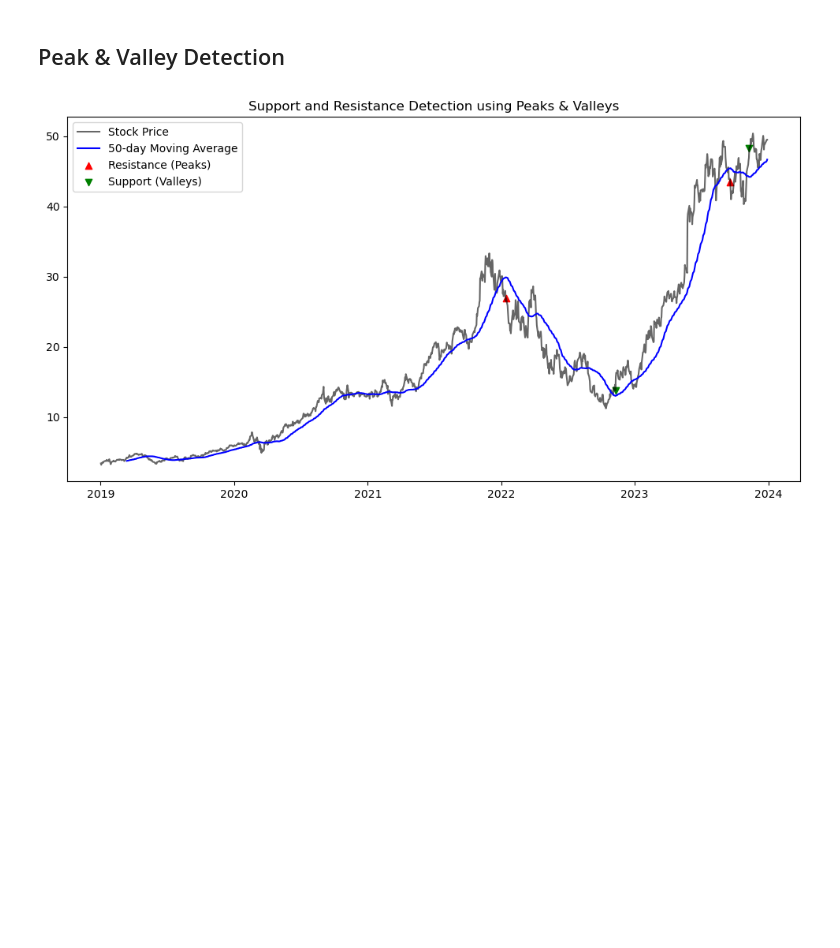
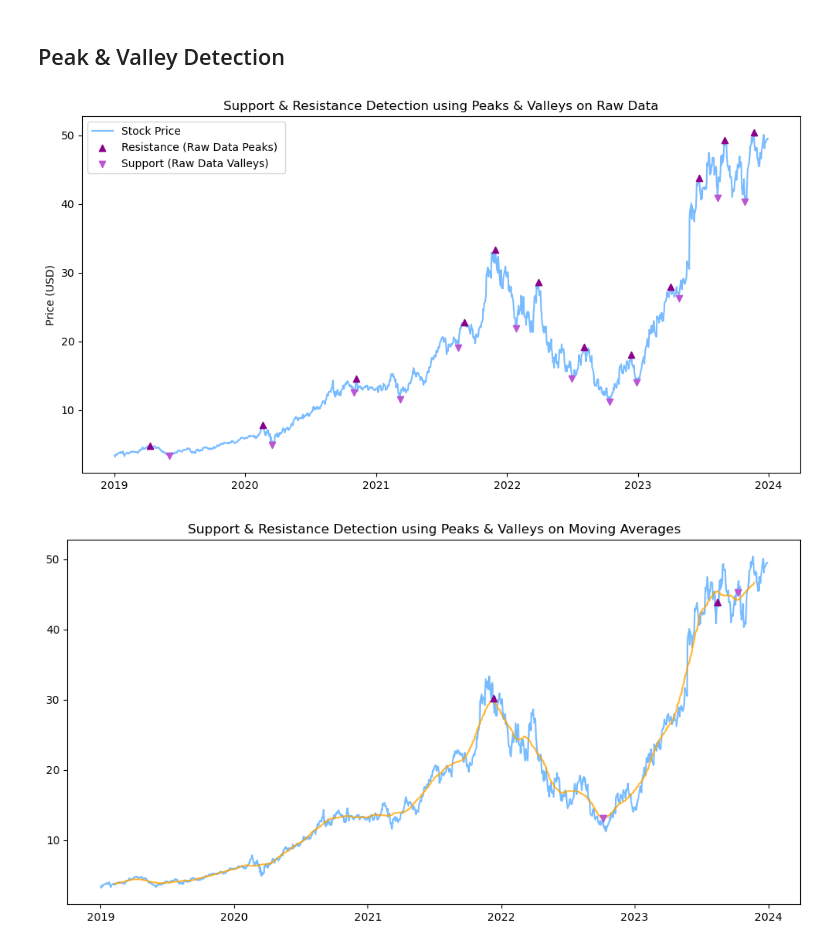
Before and after one commit to EValentino96/Projects, a Jupyter notebook: FinanceProject/NvidiaStockPrediction.ipynb, the cells around one changed output. Saved outputs shown, nothing was run; the diff lists cells and outputs as text; code cells hidden in the pictures; blank space fills up the shorter version.

Commit message:
More analytics: SnR, Peaks & Valleys, FFT

```diff
--- a/FinanceProject/NvidiaStockPrediction.ipynb
+++ b/FinanceProject/NvidiaStockPrediction.ipynb
@@ -423,29 +441,74 @@ We can see here that the green and red line represent resistances and support pe
 ## Peak & Valley Detection
 # %%
 from scipy.signal import find_peaks
+from scipy.fft import fft, ifft
 
 distance = 50
 prominence = 1
 
-ensure_column(nvda, f"MA_{distance}", lambda: nvda["Close"].rolling(window=distance).mean())
+ensure_column(nvda, f"MA_{distance}", lambda: nvda["Close"].rolling(window=distance, center=True).mean(), override=True)
 
 # Detect peaks (resistances) & valleys (supports) in closing prices (on raw data)
-# peaks, _ = find_peaks(np.array(nvda["Close"]).reshape(-1,), distance=distance, prominence=prominence)
-# valleys, _ = find_peaks(-np.array(nvda["Close"]).reshape(-1,), distance=distance, prominence=prominence)
+peaks_raw, _ = find_peaks(np.array(nvda["Close"]).reshape(-1,), distance=distance, prominence=prominence)
+valleys_raw, _ = find_peaks(-np.array(nvda["Close"]).reshape(-1,), distance=distance, prominence=prominence)
+
+distance = 50
+prominence = 1
+window = distance
 
 # Detects peaks & valleys in rolling average of closing prices on a 50-day window
-peaks, _ = find_peaks(np.array(nvda[f"MA_{distance}"]).reshape(-1,), distance=distance, prominence=prominence)
-valleys, _ = find_peaks(-np.array(nvda[f"MA_{distance}"]).reshape(-1,), distance=distance, prominence=prominence)
+peaks_ma, _ = find_peaks(np.array(nvda[f"MA_{window}"]).reshape(-1,), distance=distance, prominence=prominence)
+valleys_ma, _ = find_peaks(-np.array(nvda[f"MA_{window}"]).reshape(-1,), distance=distance, prominence=prominence)
+
+distance = 100
+prominence = 1
+
+# Detects peaks & valleys using fourier transformed data
+fft_coeffs = scipy.fft.fft(nvda["Close"].values.reshape(-1,)) # Apply FFT to the stock prices
+
+# Zero out high-frequency components (keep only k frequencies)
+k = 10  # Adjust k to control smoothing level
+fft_coeffs[k:-k] = 0  # Remove high-frequency noise
+
+smoothed_prices = scipy.fft.ifft(fft_coeffs).real  # Apply Inverse FFT (IFFT) to get smoothed prices, and only take real part
+
+peaks_fft, _ = find_peaks(smoothed_prices, distance=distance, prominence=prominence)
+valleys_fft, _ = find_peaks(-smoothed_prices, distance=distance, prominence=prominence)
+
 
 # Plot stock price with support/resistance
-plt.figure(figsize=(12,6))
-plt.plot(nvda.index, nvda["Close"], label="Stock Price", color="black", alpha=0.6)
-plt.plot(nvda.index, nvda[f"MA_{distance}"], label=f"{distance}-day Moving Average", color="blue")
-plt.scatter(nvda.index[peaks], nvda["Close"].iloc[peaks], color="red", label="Resistance (Peaks)", marker="^")
-plt.scatter(nvda.index[valleys], nvda["Close"].iloc[valleys], color="green", label="Support (Valleys)", marker="v")
 
-plt.legend()
-plt.title("Support and Resistance Detection using Peaks & Valleys")
+fig, ax1 = plt.subplots(figsize=(12,6))
+ax1.plot(nvda.index, nvda["Close"], label="Stock Price", color="dodgerblue", alpha=0.6, zorder=1)
+ax1.scatter(nvda.index[peaks_raw], nvda["Close"].iloc[peaks_raw], color="darkmagenta", label="Resistance (Raw Data Peaks) ", marker="^", alpha=1, zorder=2)
+ax1.scatter(nvda.index[valleys_raw], nvda["Close"].iloc[valleys_raw], color="mediumorchid", label="Support (Raw Data Valleys)", marker="v", alpha=1, zorder=2)
+ax1.set_ylabel("Price (USD)", color="black")
+ax1.tick_params(axis='y', labelcolor="black")
+ax1.legend(loc="upper left")
+plt.title("Support & Resistance Detection using Peaks & Valleys on Raw Data")
 plt.show()
+
+fig, ax2 = plt.subplots(figsize=(12,6))
+ax2.plot(nvda.index, nvda["Close"], label="Stock Price", color="dodgerblue", alpha=0.6, zorder=1)
+ax2.plot(nvda.index, nvda[f"MA_{window}"], label=f"{window}-day Moving Average (MA)", color="orange", alpha=0.8, zorder=1)
+ax2.scatter(nvda.index[peaks_ma], nvda["Close"].iloc[peaks_ma], color="darkmagenta", label="Resistance (MA Peaks)", marker="^", alpha=1, zorder=3)
+ax2.scatter(nvda.index[valleys_ma], nvda["Close"].iloc[valleys_ma], color="mediumorchid", label="Support (MA Valleys)", marker="v", alpha=1, zorder=3)
+ax3.set_ylabel("Price (USD)", color="black")
+ax3.tick_params(axis='y', labelcolor="black")
+ax3.legend(loc="upper left")
+plt.title("Support & Resistance Detection using Peaks & Valleys on Moving Averages")
+plt.show()
+
+fig, ax3 = plt.subplots(figsize=(12,6))
+ax3.plot(nvda.index, nvda["Close"], label="Stock Price", color="dodgerblue", alpha=0.6, zorder=1)
+ax3.plot(nvda.index, smoothed_prices, label="Smoothed Stock Price (FFT)", color="orange", alpha=0.8, zorder=1)
+ax3.scatter(nvda.index[peaks_fft], nvda["Close"].iloc[peaks_fft], color="darkmagenta", label="Resistance (MA Peaks)", marker="^", alpha=1, zorder=3)
+ax3.scatter(nvda.index[valleys_fft], nvda["Close"].iloc[valleys_fft], color="mediumorchid", label="Support (MA Valleys)", marker="v", alpha=1, zorder=3)
+ax3.set_ylabel("Price (USD)", color="black")
+ax3.tick_params(axis='y', labelcolor="black")
+ax3.legend(loc="upper left")
+plt.title("Support & Resistance Detection using Peaks & Valleys on Smoothed Data")
+plt.show()
 # %% [output]
-[figure, old version]
+[figure, new version]
+[figure, added]
```
Also changed, not shown: parts of 13 cells of this notebook.
